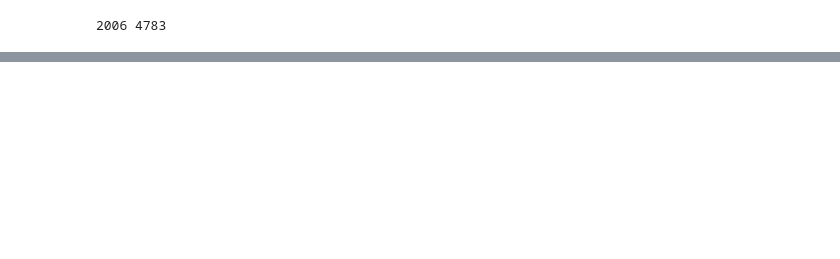
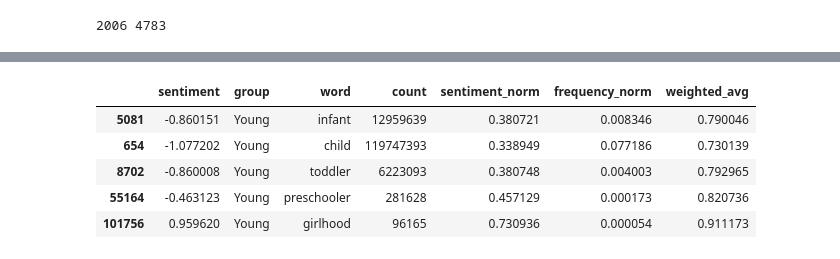
Before and after one commit to cphchip/cs8321_code, a Jupyter notebook: Lab 1/Henderson_48996654_Lab_1a.ipynb, the cells around one changed output, grey strips where cells are left out. Cells and saved outputs as stored; diff of their text form; code cells hidden in the pictures; blank space fills up the shorter version.

```diff
--- a/Lab 1/Henderson_48996654_Lab_1a.ipynb
+++ b/Lab 1/Henderson_48996654_Lab_1a.ipynb
@@ -263,0 +99,5 @@ F-statistic: 10.877995114514858  With P-value: 2.1757247157518317e-06
+# %%
+# Source: https://www.kaggle.com/datasets/rtatman/english-word-frequency?resource=download
+
+word_frequency_df = pd.read_csv(r'../Data_Sources/unigram_freq.csv')
+word_frequency_df.head()
@@ -401,0 +296,14 @@ dict_items([('Young', ['infant', 'infancy', 'child', 'toddler', 'preschooler', '
+# %%
+# Source: ChatGPT for applying standard scaling
+from sklearn.preprocessing import MinMaxScaler
+
+# Assign the scaler object to a variable
+scaler = MinMaxScaler()
+
+# Apply fit-transform function to the data of interest
+nb_results['sentiment_norm'] = scaler.fit_transform(nb_results[['sentiment']])
+nb_results['frequency_norm'] = scaler.fit_transform(nb_results[['count']])
+
+# We could drop the original values now, but there aren't a ton of columns.
+# So, I'll just keep everything.
+nb_results.head()
@@ -401,0 +366,10 @@ dict_items([('Young', ['infant', 'infancy', 'child', 'toddler', 'preschooler', '
+# %%
+from copy import deepcopy
+display(Math(r'\text{Weighted\_average} = (\text{sentiment\_weight} \times \text{sentiment\_value}) + (\text{frequency\_weight} \times (1 - \text{frequency\_value}))'))
+nb_results_weighted = deepcopy(nb_results)
+# Let's start with weighting the frequency of use twice as high as sentiment
+nb_results_weighted['weighted_avg'] = (0.33*nb_results_weighted['sentiment_norm']) + (0.67*(1-nb_results_weighted['frequency_norm']))
+# nb_results_weighted['weighted_avg'] = (0.75*nb_results_weighted['sentiment_norm']) + (0.25*(1-nb_results_weighted['frequency_norm']))
+
+nb_results_weighted.head()
+# %% [output]
@@ -401,0 +377,6 @@ dict_items([('Young', ['infant', 'infancy', 'child', 'toddler', 'preschooler', '
+|  | sentiment | group | word | count | sentiment_norm | frequency_norm | weighted_avg |
+| 5081 | -0.860151 | Young | infant | 12959639 | 0.380721 | 0.008346 | 0.790046 |
+| 654 | -1.077202 | Young | child | 119747393 | 0.338949 | 0.077186 | 0.730139 |
+| 8702 | -0.860008 | Young | toddler | 6223093 | 0.380748 | 0.004003 | 0.792965 |
+| 55164 | -0.463123 | Young | preschooler | 281628 | 0.457129 | 0.000173 | 0.820736 |
+| 101756 | 0.959620 | Young | girlhood | 96165 | 0.730936 | 0.000054 | 0.911173 |
```
Also changed, not shown: parts of 49 cells of this notebook.
